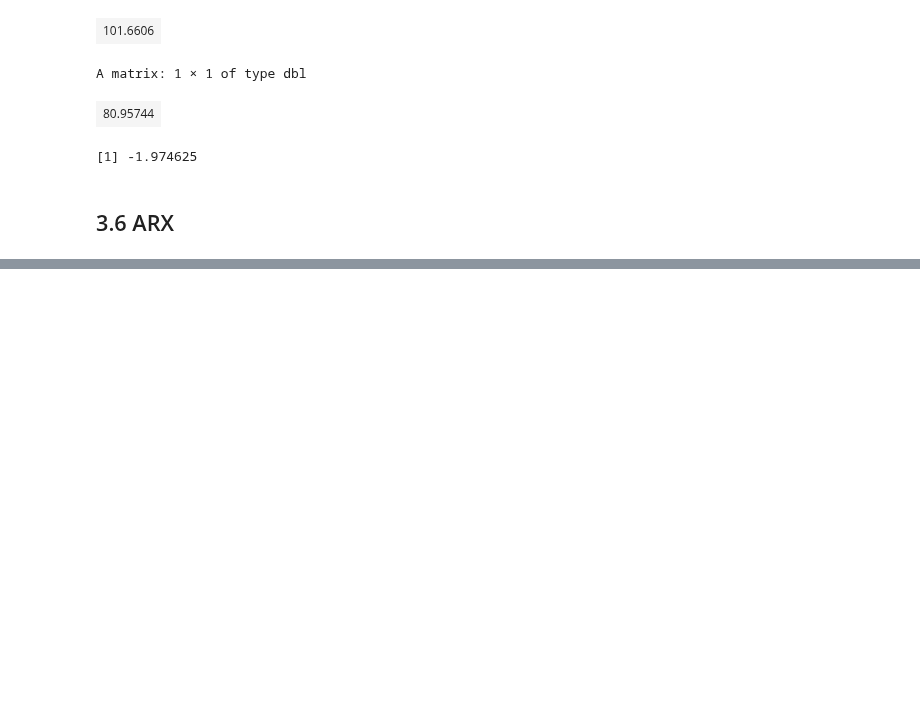
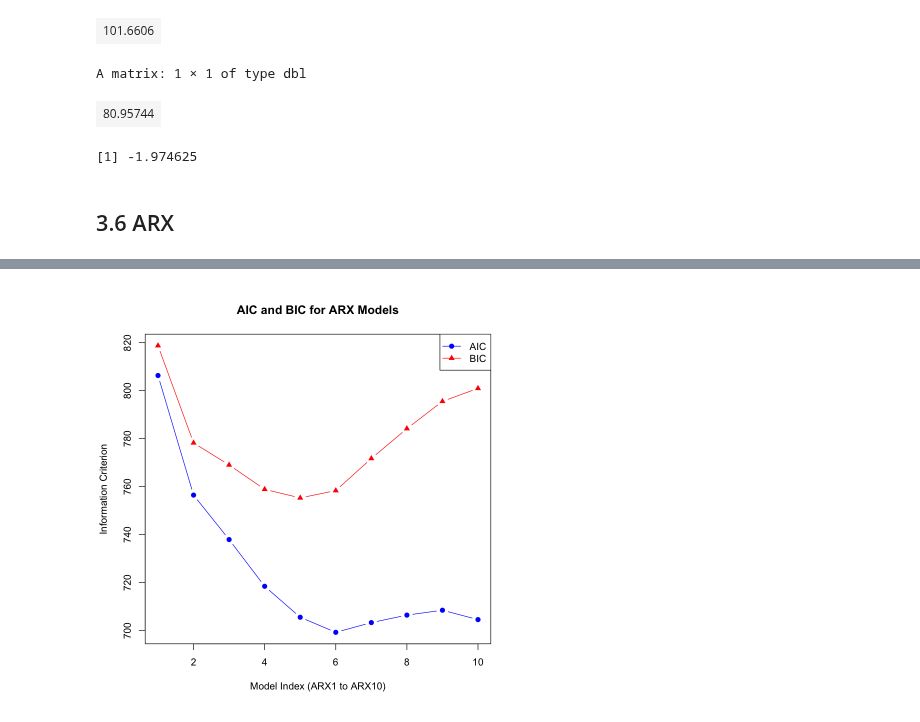
Before and after one commit to mathilderask/TimeSeriesAnalysis, a Jupyter notebook: Assig3/opg_3_oia.ipynb, the cells around one changed output, grey strips where cells are left out. Saved outputs shown, nothing was run; the diff lists cells and outputs as text; code cells hidden in the pictures; blank space fills up the shorter version.

```diff
--- a/Assig3/opg_3_oia.ipynb
+++ b/Assig3/opg_3_oia.ipynb
@@ -297,0 +355,11 @@ t_value
+# %%
+AIC_vec <- sapply(L[1:10], AIC)
+BIC_vec <- sapply(L[1:10], BIC)
+par(bg = "white")
+plot(1:10, AIC_vec, type = "b", pch = 19, col = "blue", ylim = range(c(AIC_vec, BIC_vec)),
+     xlab = "Model Index (ARX1 to ARX10)", ylab = "Information Criterion",
+     main = "AIC and BIC for ARX Models")
+lines(1:10, BIC_vec, type = "b", pch = 17, col = "red")
+legend("topright", legend = c("AIC", "BIC"), col = c("blue", "red"), pch = c(19, 17), lty = 1)
+# %% [output]
+[figure, added]
```
Also changed, not shown: parts of 14 cells of this notebook, 6 other files.
